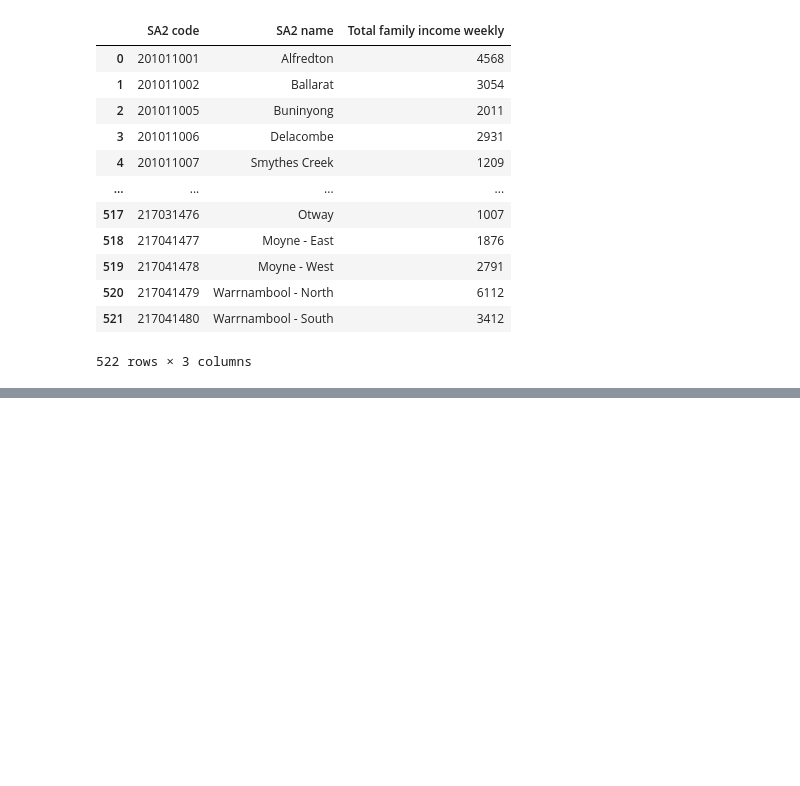
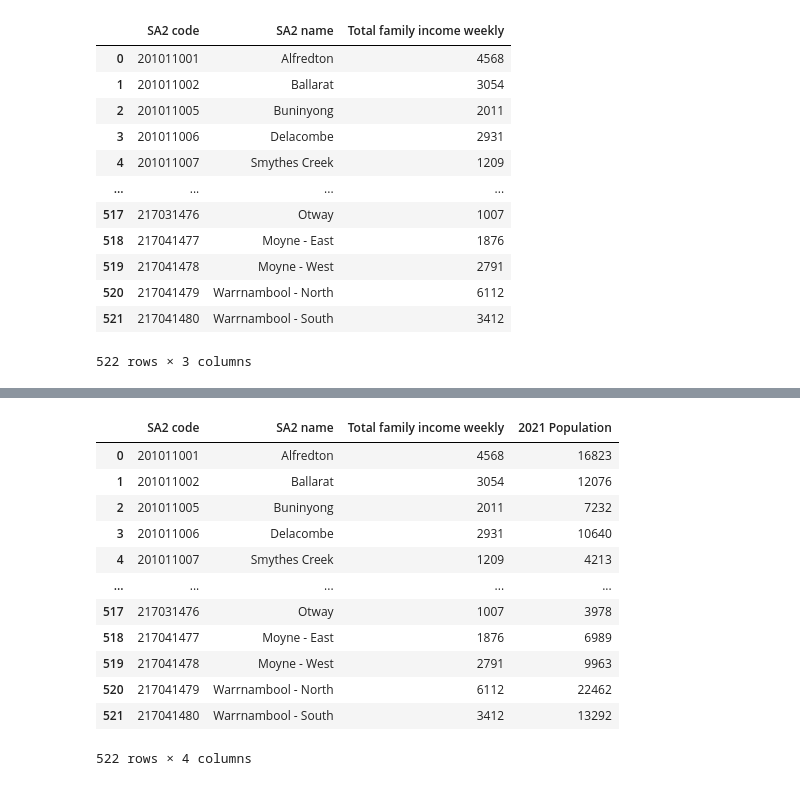
Before and after one commit to MAST30034-Applied-Data-Science/generic-real-estate-consulting-project-group-60, a Jupyter notebook: notebooks/Data_merge.ipynb, the cells around one changed output, grey strips where cells are left out. Cells and saved outputs as stored; diff of their text form; code cells hidden in the pictures; blank space fills up the shorter version.

```diff
--- a/notebooks/Data_merge.ipynb
+++ b/notebooks/Data_merge.ipynb
@@ -92,7 +92,8 @@ income
 # %%
 income_merge = pd.merge(SA2, income ,how = 'inner', left_on='SA2 code',right_on ='SA2_CODE_2021')
 income_merge = income_merge.drop(['SA2_CODE_2021'], axis=1)
-income_merge.rename(columns={'Tot_Tot':'Total family income weekly'})
+income_merge = income_merge.rename(columns={'Tot_Tot':'Total family income weekly'})
+income_merge
 # %% [output]
 |  | SA2 code | SA2 name | Total family income weekly |
 | 0 | 201011001 | Alfredton | 4568 |
@@ -109,0 +122,3 @@ income_merge.rename(columns={'Tot_Tot':'Total family income weekly'})
+# %%
+population_2021 = population_2021.loc[population_2021['S/T code'] == 2]
+population_2021
@@ -109,0 +139,4 @@ income_merge.rename(columns={'Tot_Tot':'Total family income weekly'})
+# %%
+population_2021 = population_2021[['SA2 code','no..20']]
+population_2021 = population_2021.rename(columns={'no..20':'2021 Population'})
+population_2021
@@ -109,0 +157,19 @@ income_merge.rename(columns={'Tot_Tot':'Total family income weekly'})
+# %%
+inc_pop_merge = pd.merge(income_merge, population_2021 ,how = 'inner', left_on='SA2 code',right_on ='SA2 code')
+inc_pop_merge = inc_pop_merge.drop(['2021 Population_y'], axis=1)
+inc_pop_merge = inc_pop_merge.rename(columns={'2021 Population_x':'2021 Population'})
+inc_pop_merge
+# %% [output]
+|  | SA2 code | SA2 name | Total family income weekly | 2021 Population |
+| 0 | 201011001 | Alfredton | 4568 | 16823 |
+| 1 | 201011002 | Ballarat | 3054 | 12076 |
+| 2 | 201011005 | Buninyong | 2011 | 7232 |
+| 3 | 201011006 | Delacombe | 2931 | 10640 |
+| 4 | 201011007 | Smythes Creek | 1209 | 4213 |
+| ... | ... | ... | ... | ... |
+| 517 | 217031476 | Otway | 1007 | 3978 |
+| 518 | 217041477 | Moyne - East | 1876 | 6989 |
+| 519 | 217041478 | Moyne - West | 2791 | 9963 |
+| 520 | 217041479 | Warrnambool - North | 6112 | 22462 |
+| 521 | 217041480 | Warrnambool - South | 3412 | 13292 |
+522 rows × 4 columns
```
Also changed, not shown: parts of 3 cells of this notebook.
